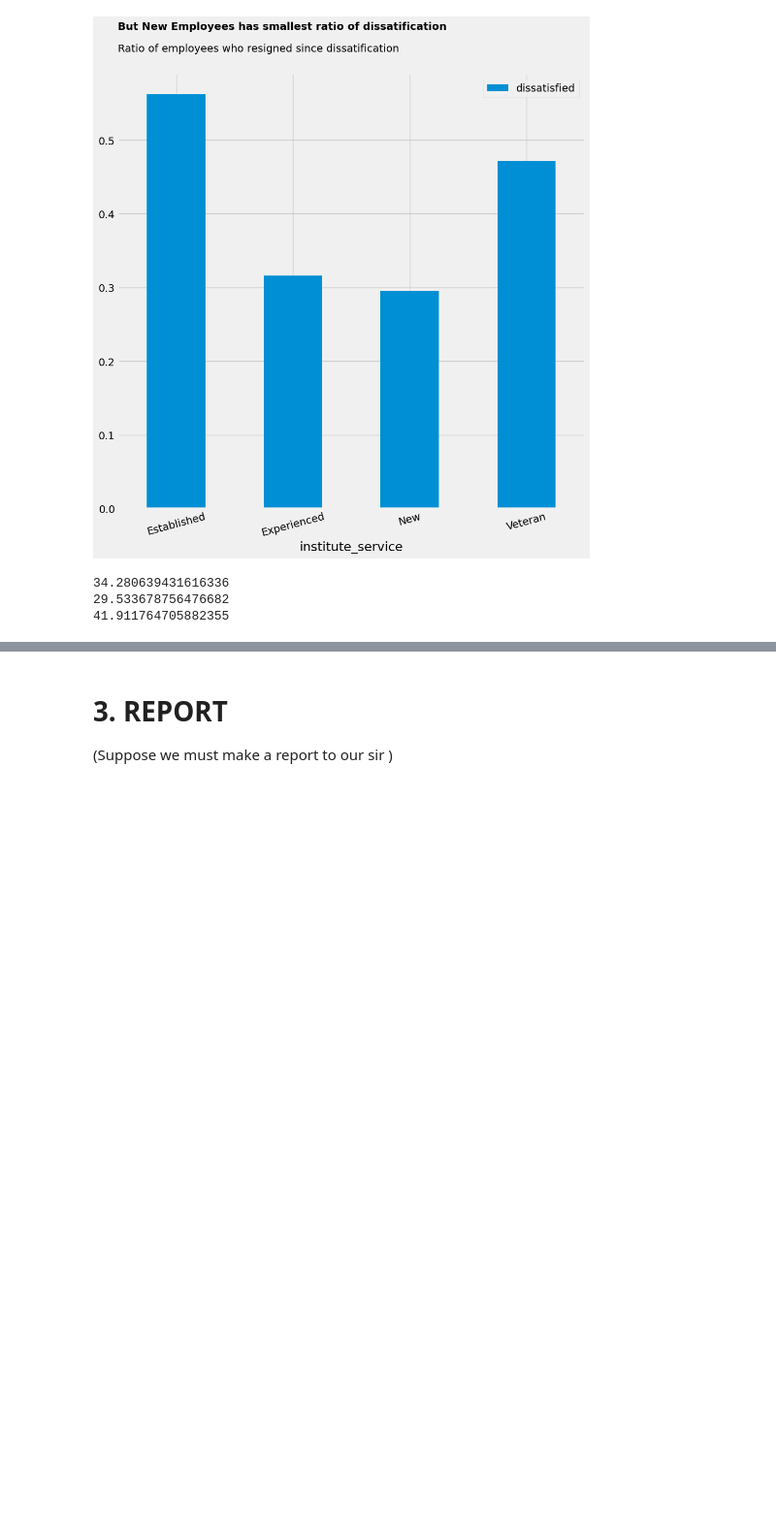
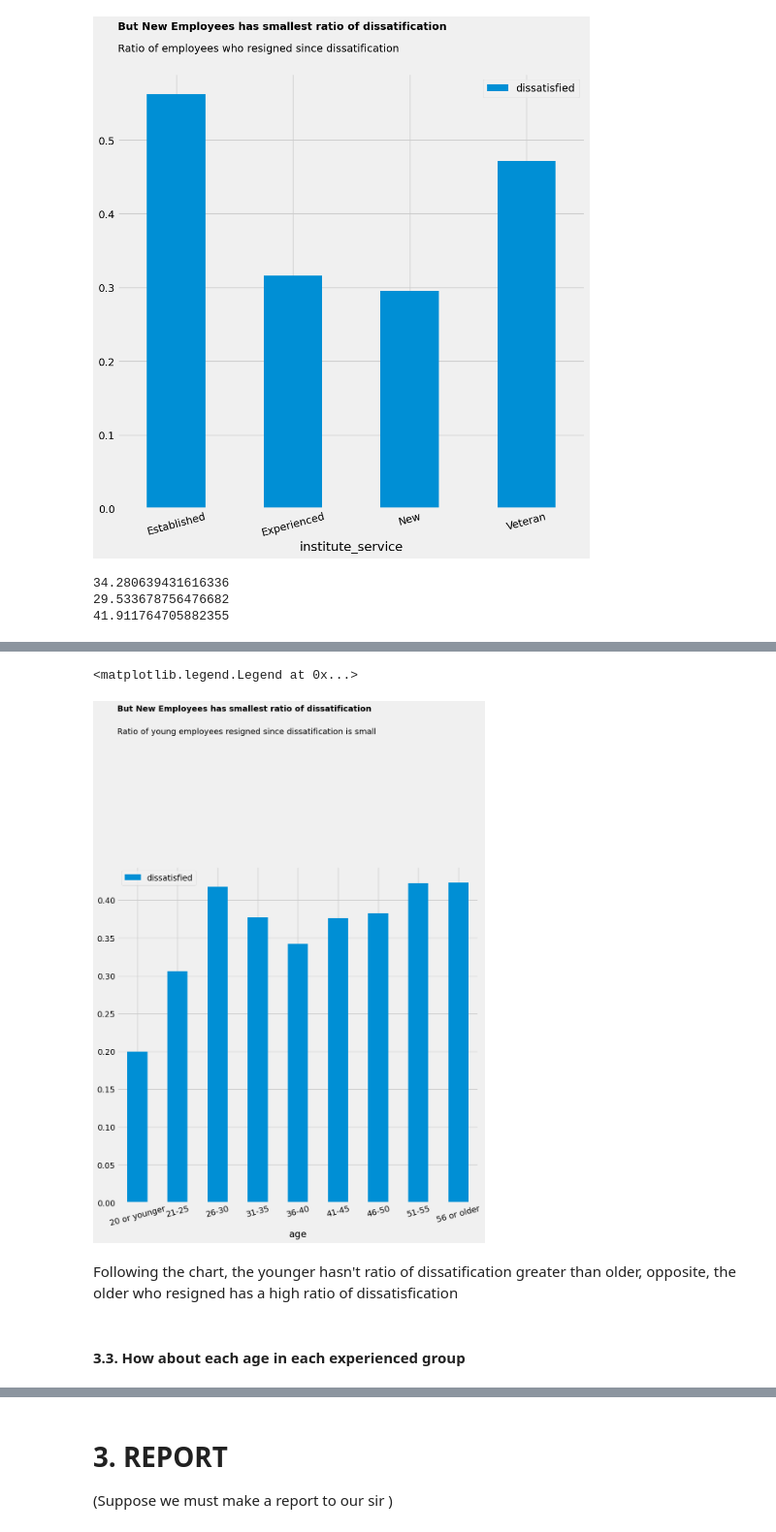
Before and after one commit to Vannguyen25/Guided-Project-Clean-and-Analyze-Employee-Exit-Surveys, a Jupyter notebook: Clean and analyze employee exit surveys.ipynb, the cells around one changed output, grey strips where cells are left out. Shown at 97% size. Saved outputs shown, nothing was run; the diff lists cells and outputs as text; code cells hidden in the pictures; blank space fills up the shorter version.

```diff
--- a/Clean and analyze employee exit surveys.ipynb
+++ b/Clean and analyze employee exit surveys.ipynb
@@ -678,0 +729,15 @@ print(ratio_of_new_employess_dissatified_vs_non)
+# %%
+ratio_group = true_group/size_group
+# %%
+ratio_group.plot.bar(figsize = (10,10))
+plt.xticks(rotation = 15)
+plt.text(s = "Ratio of young employees resigned since dissatification is small", x = -0.5, y = 0.62)
+plt.text(s = "But New Employees has smallest ratio of dissatification", x = -0.5, y = 0.65, weight = "bold", fontsize = 14)
+plt.legend()
+# %% [output]
+<matplotlib.legend.Legend at 0x...>
+[figure, added]
+# %% [markdown]
+Following the chart, the younger hasn't ratio of dissatification greater than older, opposite, the older who resigned has a high ratio of dissatisfication
+# %% [markdown]
+#### 3.3. How about each age in each experienced group
```
Also changed, not shown: parts of 17 cells of this notebook.
